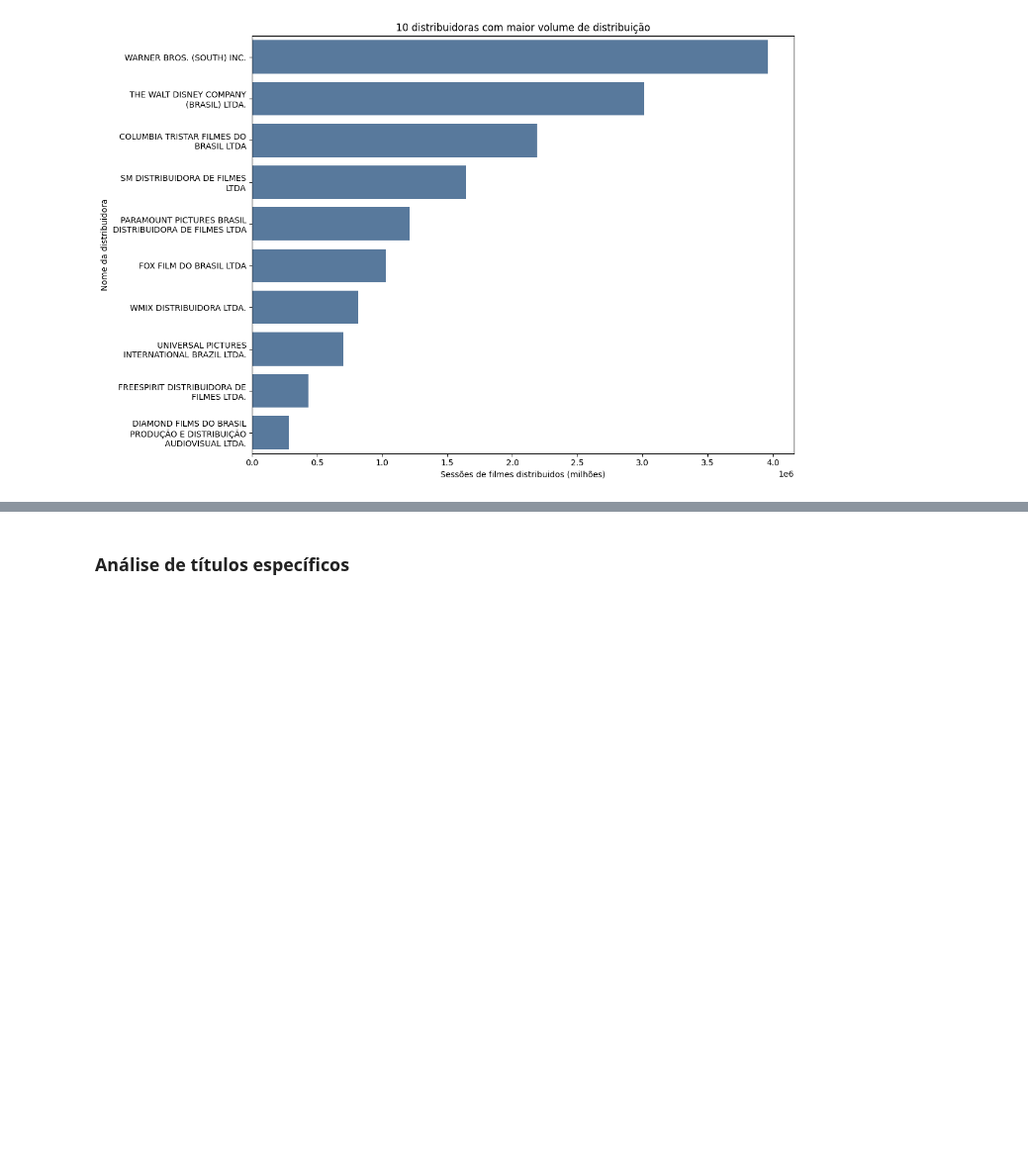
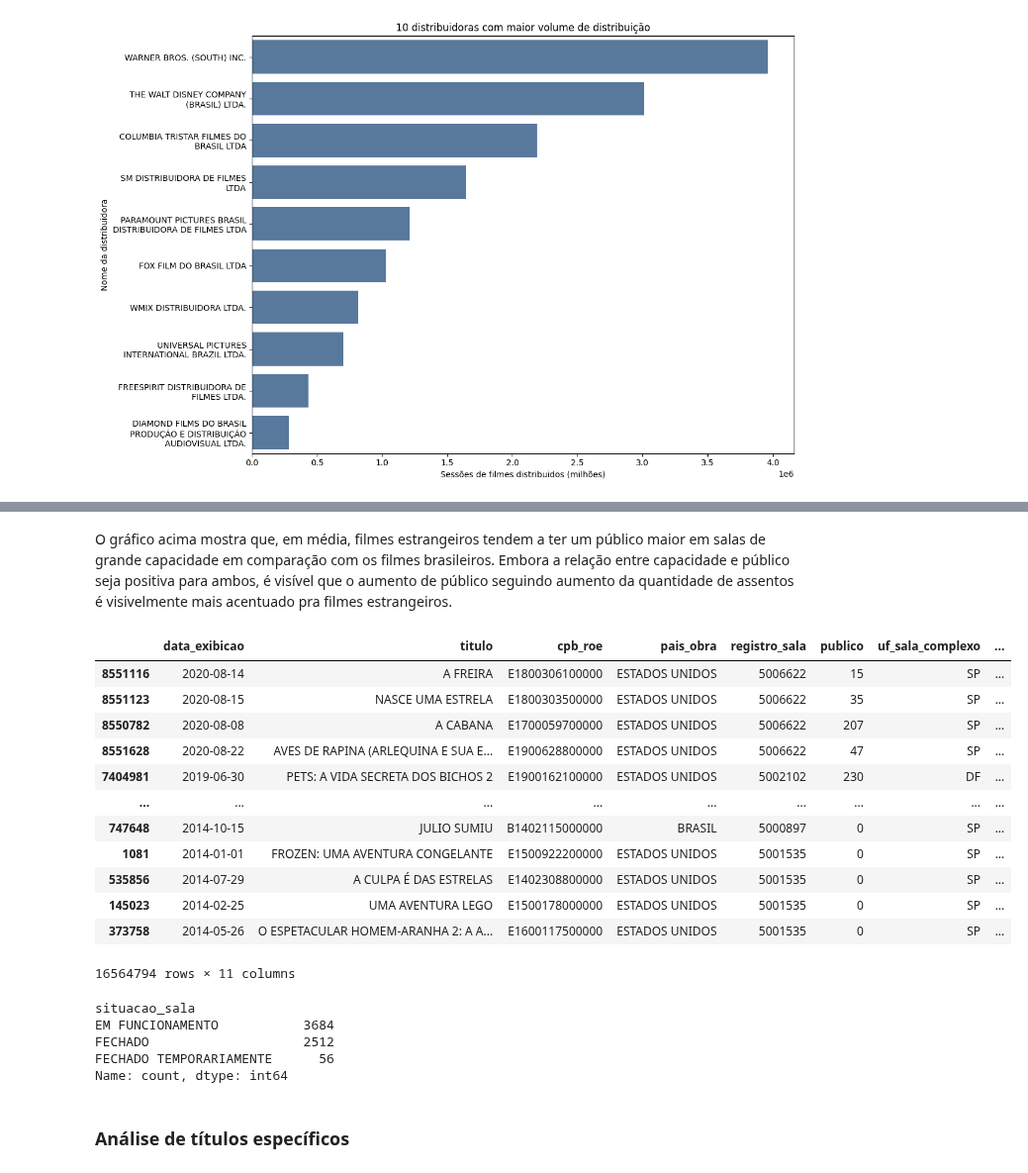
Before and after one commit to JamesIslan/analise-dados-ancine, a Jupyter notebook: src/analise/analise-distribuidoras.ipynb, the cells around one changed output, grey strips where cells are left out. Shown at 99% size. Cells and saved outputs as stored; diff of their text form; code cells hidden in the pictures; blank space fills up the shorter version.

```diff
--- a/src/analise/analise-distribuidoras.ipynb
+++ b/src/analise/analise-distribuidoras.ipynb
@@ -245,3 +271,29 @@ Como podemos ver, o ranking contém tanto distribuidoras brasileiras, como a Wmi
+# %% [markdown]
+O gráfico acima mostra que, em média, filmes estrangeiros tendem a ter um público maior em salas de grande capacidade em comparação com os filmes brasileiros. Embora a relação entre capacidade e público seja positiva para ambos, é visível que o aumento de público seguindo aumento da quantidade de assentos é visivelmente mais acentuado pra filmes estrangeiros.
+# %%
+df.sort_values(by='capacidade_sala', ascending=False)
+# %% [output]
+|  | data_exibicao | titulo | cpb_roe | pais_obra | registro_sala | publico | uf_sala_complexo | ... |
+| 8551116 | 2020-08-14 | A FREIRA | E1800306100000 | ESTADOS UNIDOS | 5006622 | 15 | SP | ... |
+| 8551123 | 2020-08-15 | NASCE UMA ESTRELA | E1800303500000 | ESTADOS UNIDOS | 5006622 | 35 | SP | ... |
+| 8550782 | 2020-08-08 | A CABANA | E1700059700000 | ESTADOS UNIDOS | 5006622 | 207 | SP | ... |
+| 8551628 | 2020-08-22 | AVES DE RAPINA (ARLEQUINA E SUA E... | E1900628800000 | ESTADOS UNIDOS | 5006622 | 47 | SP | ... |
+| 7404981 | 2019-06-30 | PETS: A VIDA SECRETA DOS BICHOS 2 | E1900162100000 | ESTADOS UNIDOS | 5002102 | 230 | DF | ... |
+| ... | ... | ... | ... | ... | ... | ... | ... | ... |
+| 747648 | 2014-10-15 | JULIO SUMIU | B1402115000000 | BRASIL | 5000897 | 0 | SP | ... |
+| 1081 | 2014-01-01 | FROZEN: UMA AVENTURA CONGELANTE | E1500922200000 | ESTADOS UNIDOS | 5001535 | 0 | SP | ... |
+| 535856 | 2014-07-29 | A CULPA É DAS ESTRELAS | E1402308800000 | ESTADOS UNIDOS | 5001535 | 0 | SP | ... |
+| 145023 | 2014-02-25 | UMA AVENTURA LEGO | E1500178000000 | ESTADOS UNIDOS | 5001535 | 0 | SP | ... |
+| 373758 | 2014-05-26 | O ESPETACULAR HOMEM-ARANHA 2: A A... | E1600117500000 | ESTADOS UNIDOS | 5001535 | 0 | SP | ... |
+16564794 rows × 11 columns
+# %%
+df_salas['situacao_sala'].value_counts()
+# %% [output]
+situacao_sala
+EM FUNCIONAMENTO           3684
+FECHADO                    2512
+FECHADO TEMPORARIAMENTE      56
+Name: count, dtype: int64
 # %% [markdown]
 ### Análise de títulos específicos
 # %%
```
Also changed, not shown: parts of 7 cells of this notebook, 1 other file.
